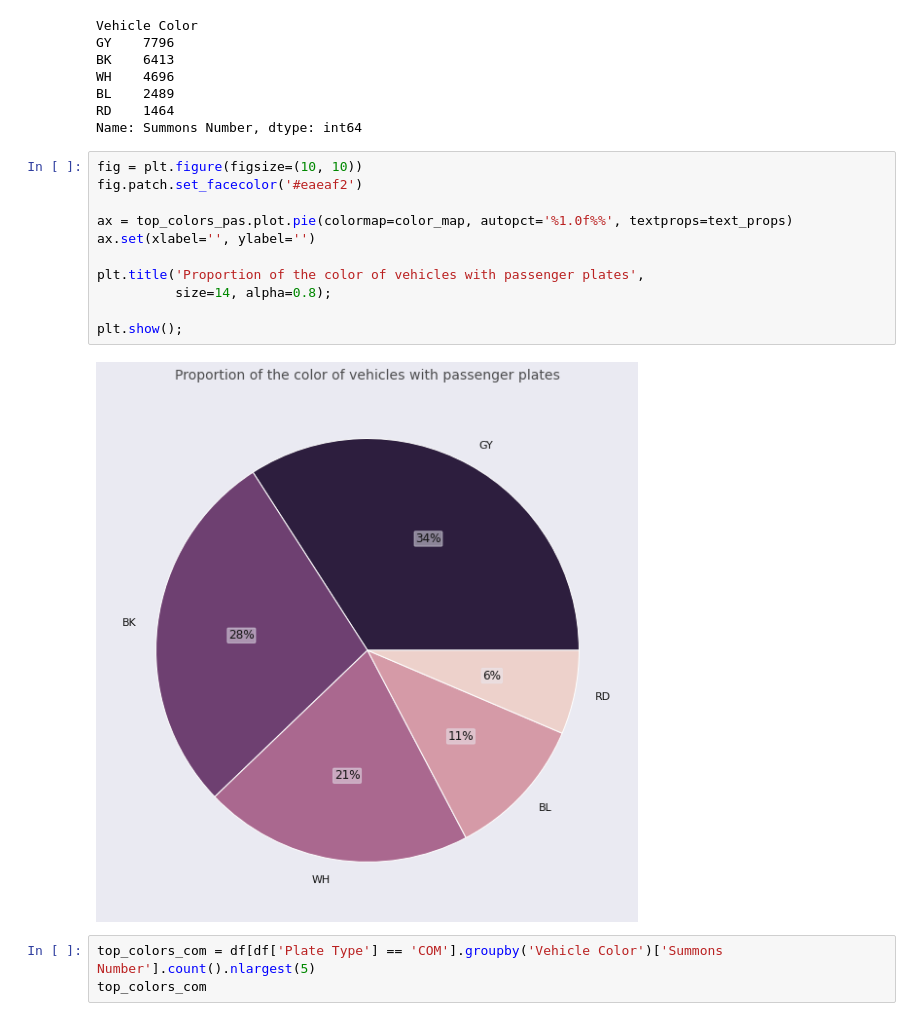
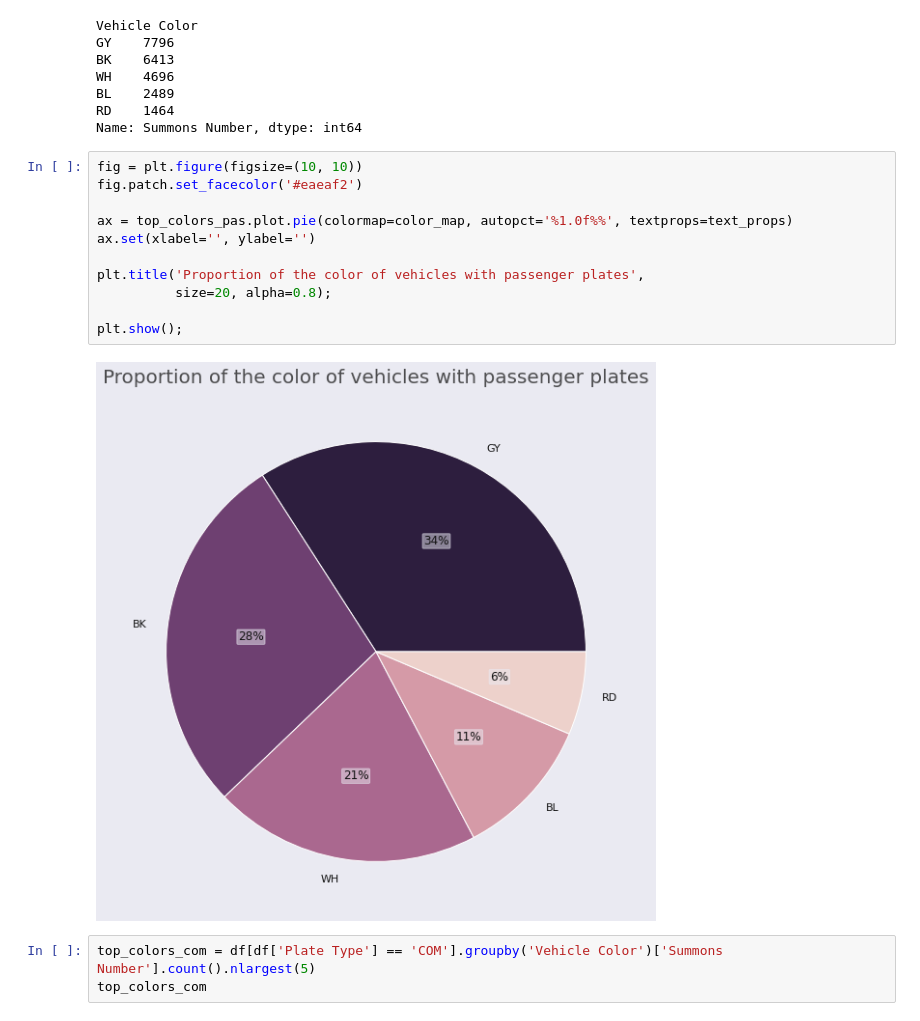
Before and after one commit to pedrohortencio/data-analysis-projects, a Jupyter notebook: NYC Parking Violations/NYC_Parking_Violations.ipynb, the cells around one changed output. Saved outputs shown, nothing was run; the diff lists cells and outputs as text.

```diff
--- a/NYC Parking Violations/NYC_Parking_Violations.ipynb
+++ b/NYC Parking Violations/NYC_Parking_Violations.ipynb
@@ -448,16 +448,16 @@ Name: Summons Number, dtype: int64
 # %%
 fig = plt.figure(figsize=(10, 10))
 fig.patch.set_facecolor('#eaeaf2')
 
 ax = top_colors_pas.plot.pie(colormap=color_map, autopct='%1.0f%%', textprops=text_props)
 ax.set(xlabel='', ylabel='')
 
 plt.title('Proportion of the color of vehicles with passenger plates',
-          size=14, alpha=0.8);
+          size=20, alpha=0.8);
 
 plt.show();
 # %% [output]
-[figure, old version]
+[figure, new version]
 # %%
 top_colors_com = df[df['Plate Type'] == 'COM'].groupby('Vehicle Color')['Summons Number'].count().nlargest(5)
 top_colors_com
```
Also changed, not shown: parts of 10 cells of this notebook.
